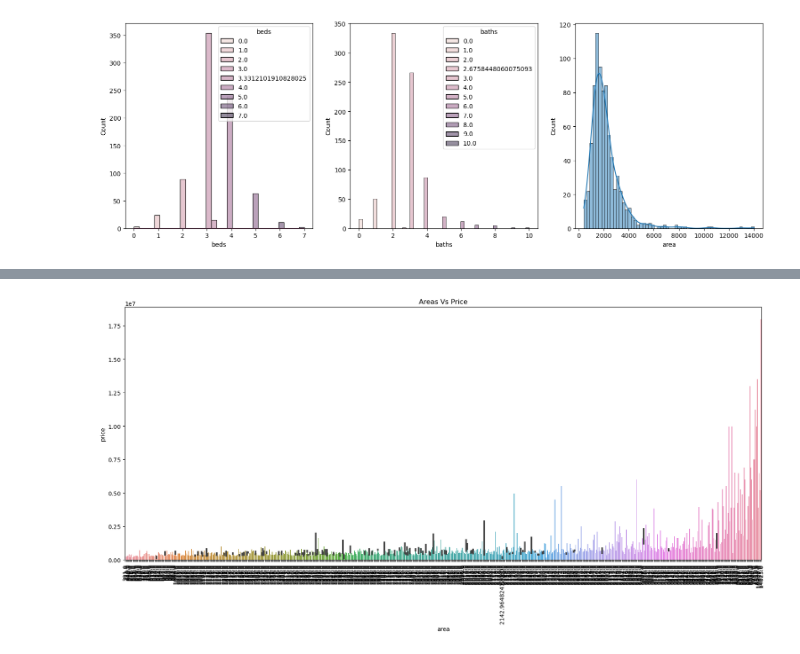
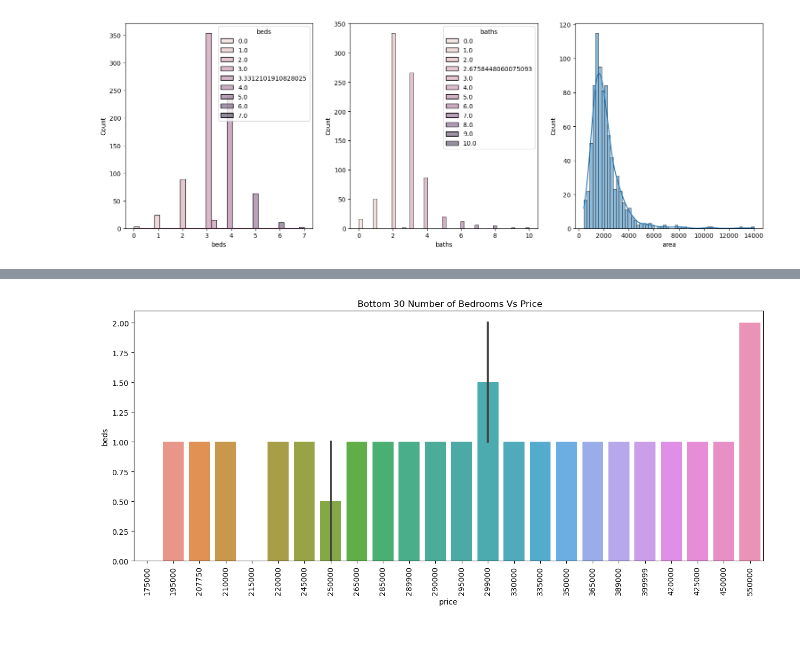
Before and after one commit to Silver0345/Data-Science, a Jupyter notebook: Austin Zillow Housing/data/EDA AUSTIN ZILOW HOUSING.ipynb, the cells around one changed output, grey strips where cells are left out. Saved outputs shown, nothing was run; the diff lists cells and outputs as text; code cells hidden in the pictures.

```diff
--- a/Austin Zillow Housing/data/EDA AUSTIN ZILOW HOUSING.ipynb
+++ b/Austin Zillow Housing/data/EDA AUSTIN ZILOW HOUSING.ipynb
@@ -293,7 +286,7 @@ plt.title('Bathrooms Countplot');
-# %%
-plt.figure(figsize=(20,8))
-sns.barplot(x='area', y='price',data=housing)
-plt.xticks(rotation=90)
-plt.title('Areas Vs Price');
-# %% [output]
-[figure, removed]
+# %%
+plt.figure(figsize=(15,6))
+sns.barplot(y='beds', x='price', data= bed_price[-30:])
+plt.xticks(rotation=90)
+plt.title(' Bottom 30 Number of Bedrooms Vs Price');
+# %% [output]
+[figure, added]
```
Also changed, not shown: parts of 11 cells of this notebook, 1 other file.
